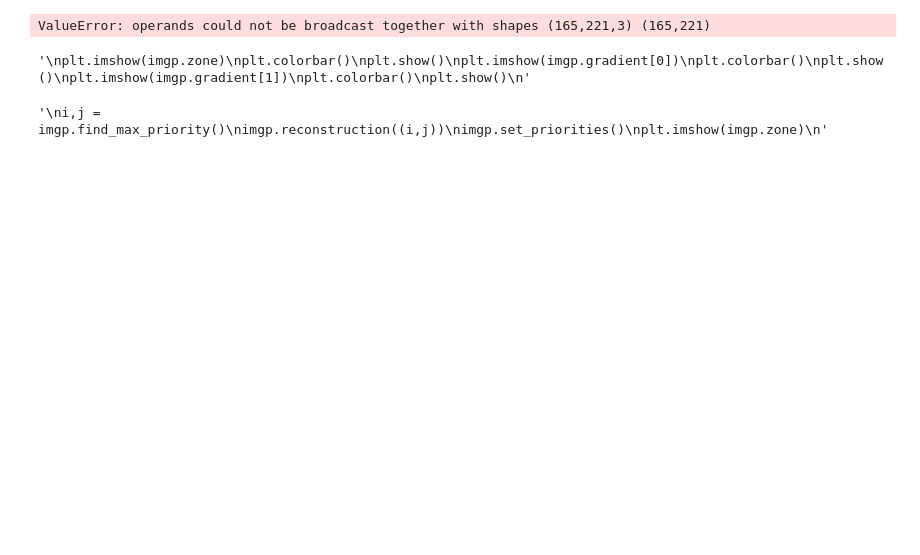
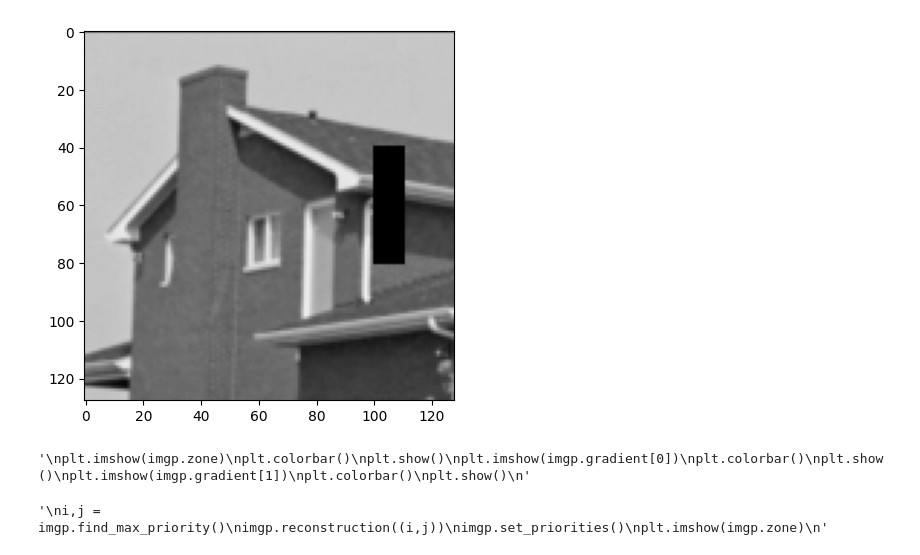
Before and after one commit to clementgilli/inpainting, a Jupyter notebook: worksheet.ipynb, the cells around one changed output. Saved outputs shown, nothing was run; the diff lists cells and outputs as text; code cells hidden in the pictures; blank space fills up the shorter version.

```diff
--- a/worksheet.ipynb
+++ b/worksheet.ipynb
@@ -2,9 +2,9 @@
 from patchedimage import PatchedImage
 from utilities import *
 # %%
-imgp = PatchedImage("images/ile.png",4)
-#masque = masque_carre((40,40),(50,50),imgp.img.shape)
-imgp.set_masque(leaf_size=256,draw=True)
+imgp = PatchedImage("images/maison-petit.tif",4)
+masque = masque_carre((40,100),(80,110),imgp.img.shape)
+imgp.set_masque(leaf_size=128,draw=False,masque=masque)
 imgp.set_priorities()
 imgp.show_img()
 # %% [output]
@@ -12,4 +11,4 @@ qt.qpa.plugin: Could not find the Qt platform plugin "wayland" in "/home/cgilli/
-ValueError: operands could not be broadcast together with shapes (165,221,3) (165,221)
+[figure, added]
 # %%
 """
 plt.imshow(imgp.zone)
```
Also changed, not shown: parts of 3 cells of this notebook, 5 other files.
